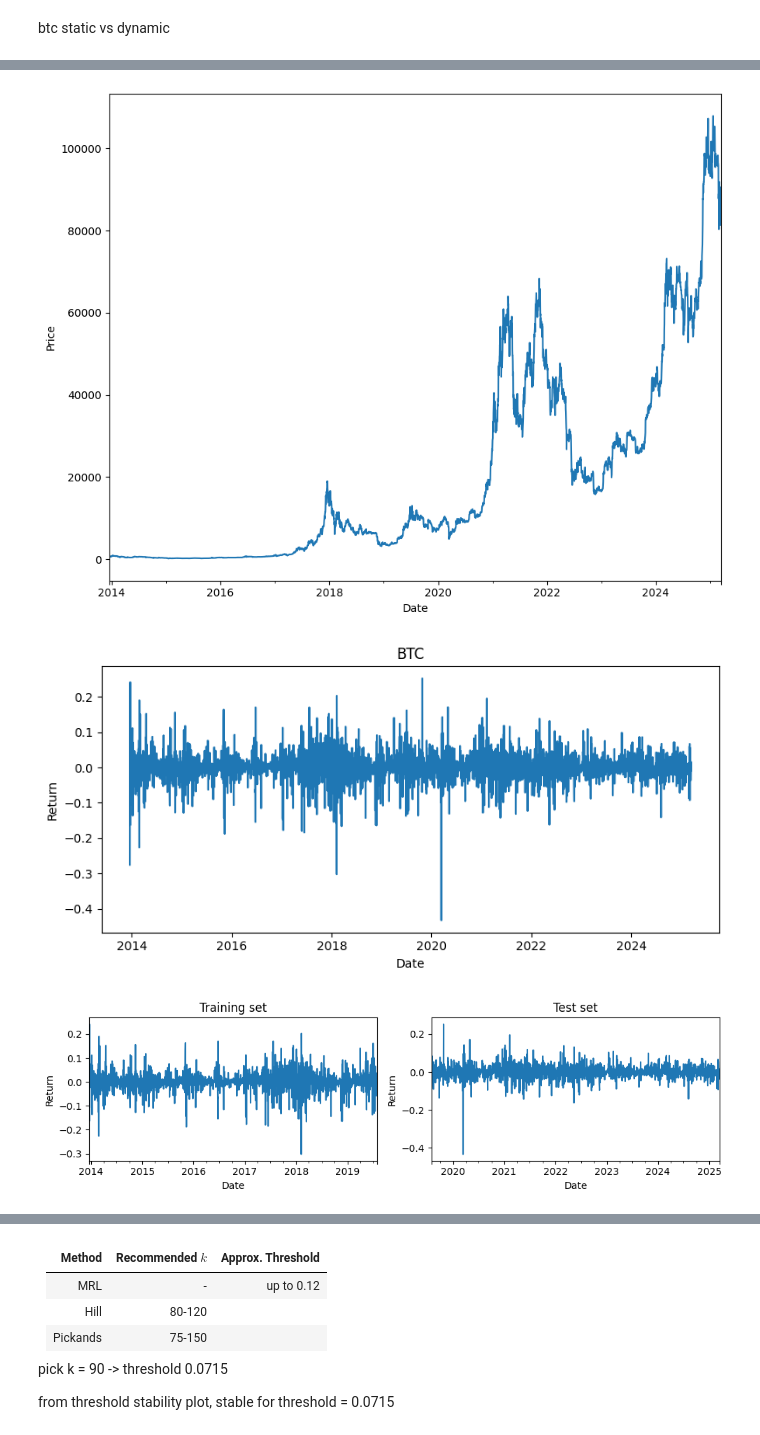
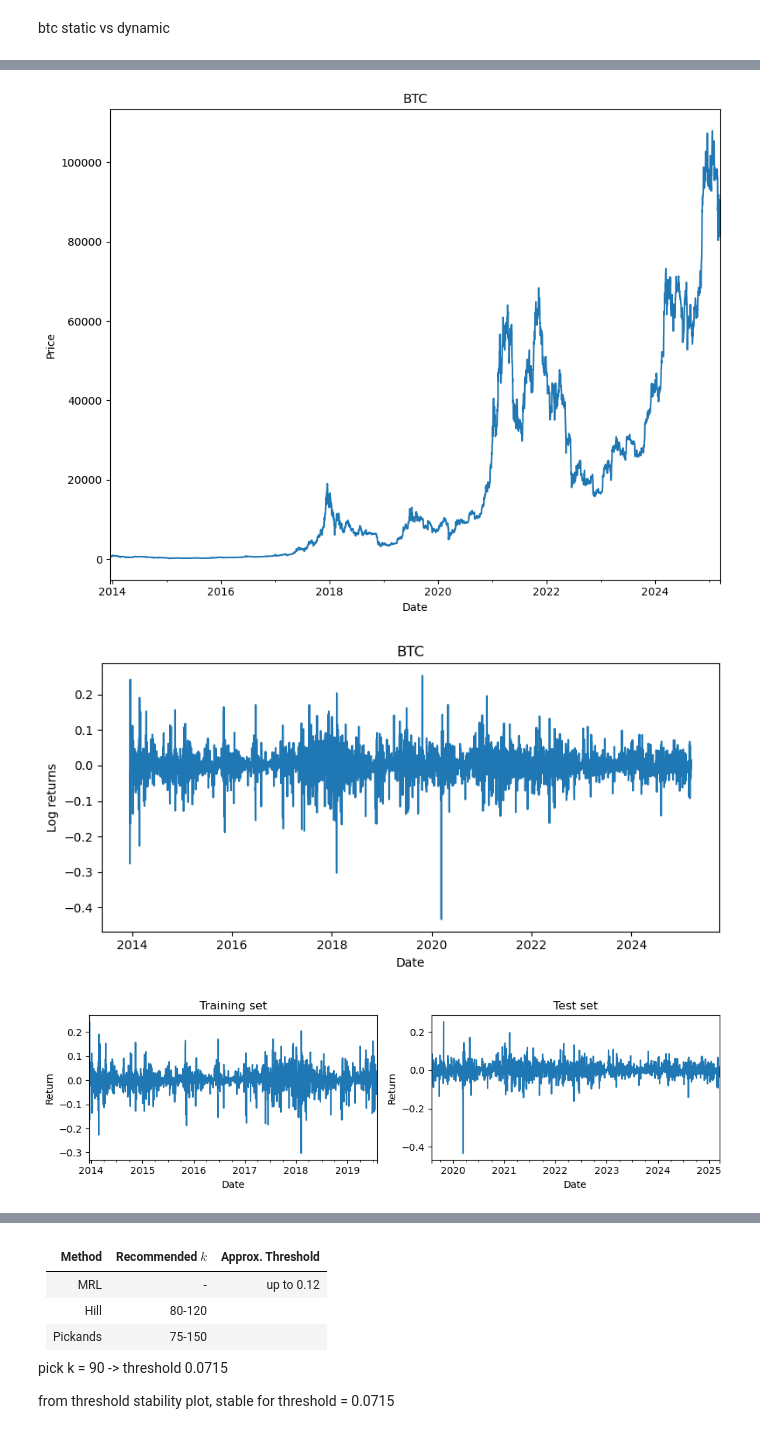
Before and after one commit to Scott-Yap/M2R_EVT, a Jupyter notebook: garch_model/GARCH_BTC.ipynb, the cells around one changed output, grey strips where cells are left out. Saved outputs shown, nothing was run; the diff lists cells and outputs as text; code cells hidden in the pictures.

```diff
--- a/garch_model/GARCH_BTC.ipynb
+++ b/garch_model/GARCH_BTC.ipynb
@@ -23,46 +23,47 @@ from statsmodels.stats.diagnostic import (acorr_ljungbox)
 import statsmodels.api as sm
 from statsmodels.tsa.stattools import acf
 # %%
-btc_data = pd.read_csv("btc_daily_data.csv")
+btc_data = pd.read_csv("/Users/scottyap/Documents/M2R_EVT/data/btc_daily_data.csv")
 btc_data.set_index("Date", inplace=True)
 btc_data = btc_data['Close'][715:]
 btc_data.index = pd.to_datetime(btc_data.index).normalize()
 plt.figure(figsize=figsize(9, 7))
 btc_data.plot()
+plt.title("BTC")
 plt.ylabel("Price")
 plt.tight_layout()
 # plt.savefig("btc_daily_price.png")
 
 full_data = np.log(btc_data / btc_data.shift(1)).dropna()
 plt.figure(figsize=(8, 4))
 plt.plot(full_data)
 plt.title("BTC")
 plt.xlabel("Date")
-plt.ylabel("Return")
+plt.ylabel("Log returns")
 plt.tight_layout()
 # plt.savefig("log_btc_returns.png")
 plt.show()
 
 split = len(full_data) // 2
 log_btc_returns = full_data.iloc[:split]
 backtest_data = full_data.iloc[split:]
 
 fig, axs = plt.subplots(1, 2, figsize=(10, 3))
 
 log_btc_returns.plot(ax=axs[0])
 axs[0].set_title("Training set")
 axs[0].set_ylabel("Return")
 
     # Plot 2
 backtest_data.plot(ax=axs[1])
 axs[1].set_title("Test set")
 axs[1].set_ylabel("Return")
 
 plt.tight_layout()
 # plt.savefig("log_btc_returns.png")
 # %% [output]
-[figure, old version]
+[figure, new version]
-[figure, old version]
+[figure, new version]
 [figure]
 # %%
 def hill_estimator(data, k):
```
Also changed, not shown: parts of 17 cells of this notebook, 12 other files.
